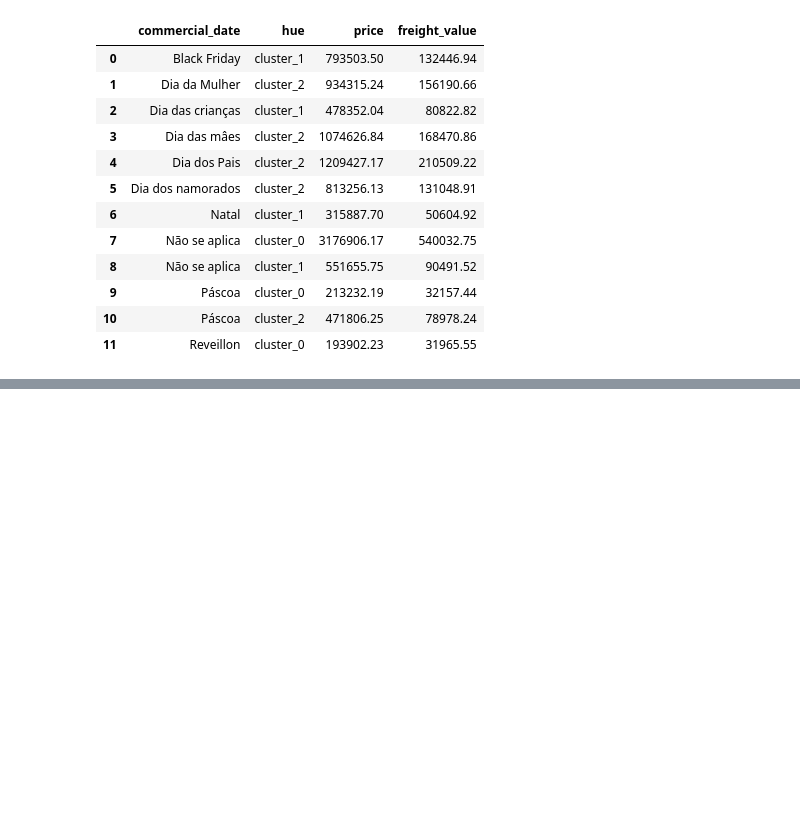
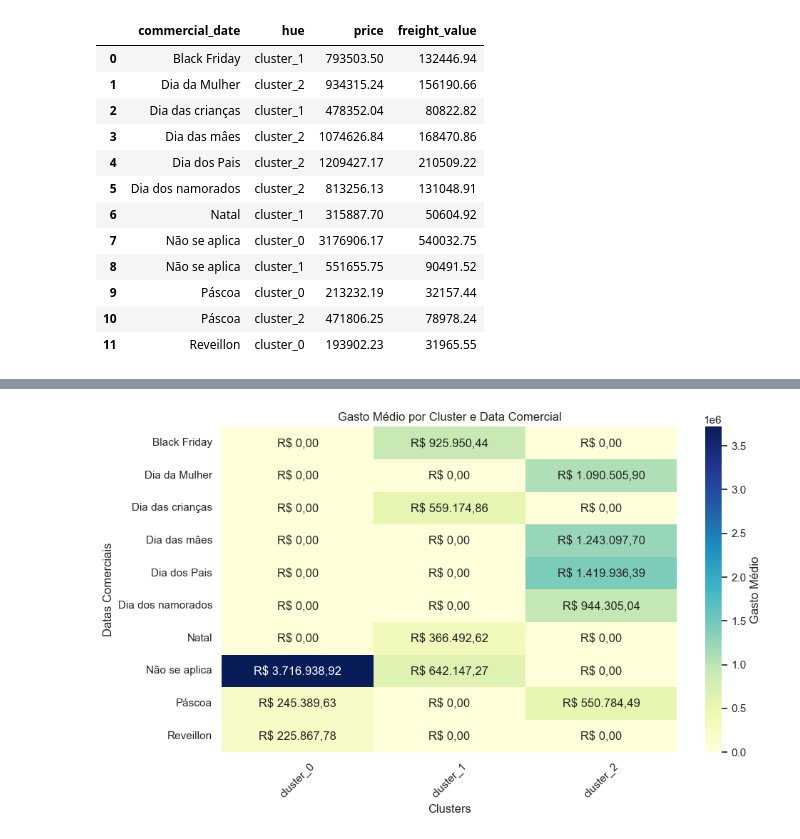
Before and after one commit to wnetohr/Olist-Brazilian-E-Commerce, a Jupyter notebook: notebooks/cluster/eda_cluster_dataframe.ipynb, the cells around one changed output, grey strips where cells are left out. Cells and saved outputs as stored; diff of their text form; code cells hidden in the pictures; blank space fills up the shorter version.

```diff
--- a/notebooks/cluster/eda_cluster_dataframe.ipynb
+++ b/notebooks/cluster/eda_cluster_dataframe.ipynb
@@ -447,0 +464,19 @@ df_feriado_cluster
+# %%
+# Função para formatar os valores em reais
+def formatar_reais(valor):
+    return f'R$ {valor:,.2f}'.replace(',', 'X').replace('.', ',').replace('X', '.')
+
+# Aplicar a formatação
+avg_spending_formatted = avg_spending.applymap(formatar_reais)
+
+# Plotar um heatmap com valores formatados
+plt.figure(figsize=(10, 6))
+sns.heatmap(avg_spending, annot=avg_spending_formatted.values, fmt="", cmap="YlGnBu", cbar_kws={'label': 'Gasto Médio'})
+plt.title('Gasto Médio por Cluster e Data Comercial')
+plt.xlabel('Clusters')
+plt.ylabel('Datas Comerciais')
+plt.xticks(rotation=45)
+plt.tight_layout()
+plt.show()
+# %% [output]
+[figure, added]
```
Also changed, not shown: parts of 7 cells of this notebook.
